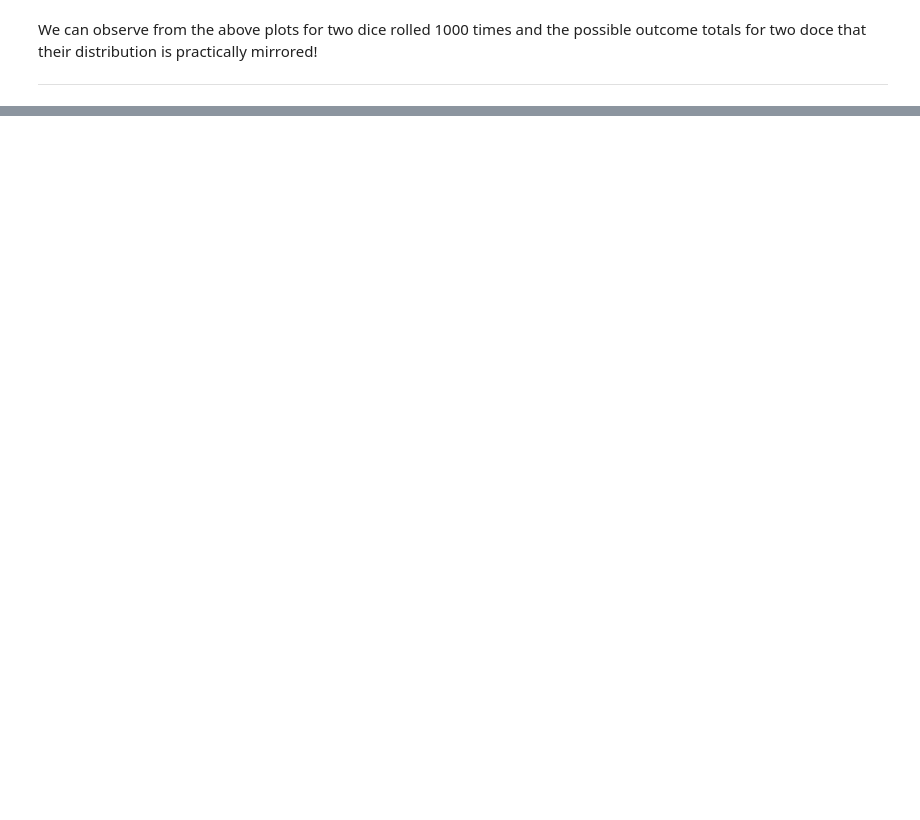
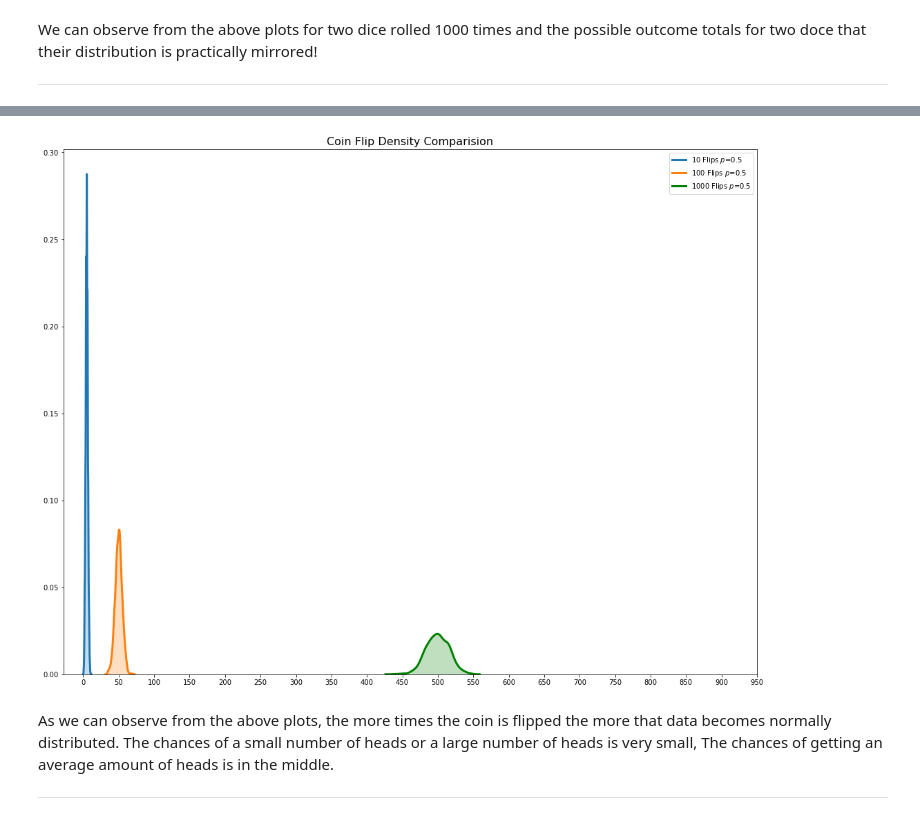
Before and after one commit to conor1982/FofDA_Tasks, a Jupyter notebook: Fundamentals of Data Analysis - Assignments .ipynb, the cells around one changed output, grey strips where cells are left out. Drawn from its saved outputs; the diff is of its cells as text; code cells hidden in the pictures; blank space fills up the shorter version.

```diff
--- a/Fundamentals of Data Analysis - Assignments .ipynb
+++ b/Fundamentals of Data Analysis - Assignments .ipynb
@@ -392,0 +493,13 @@ We can observe from the above plots for two dice rolled 1000 times and the possi
+# %%
+plt.title('Coin Flip Density Comparision',fontsize=16)
+
+sns.distplot(ten_flips,hist=False,kde_kws = {'shade': True, 'linewidth': 3},label= f"10 Flips $p$={success}")
+sns.distplot(one_hundred_flips,hist=False,kde_kws = {'shade': True, 'linewidth': 3},label= f"100 Flips $p$={success}")
+sns.distplot(one_thousand_flips,hist=False,kde_kws = {'shade': True, 'linewidth': 3},label= f"1000 Flips $p$={success}",color='green')
+plt.xticks(np.arange(0,1000,50));
+# %% [output]
+[figure, added]
+# %% [markdown]
+As we can observe from the above plots, the more times the coin is flipped the more that data becomes normally distributed. The chances of a small number of heads or a large number of heads is very small, The chances of getting an average amount of heads is in the middle.
+
+***
```
Also changed, not shown: parts of 19 cells of this notebook.
